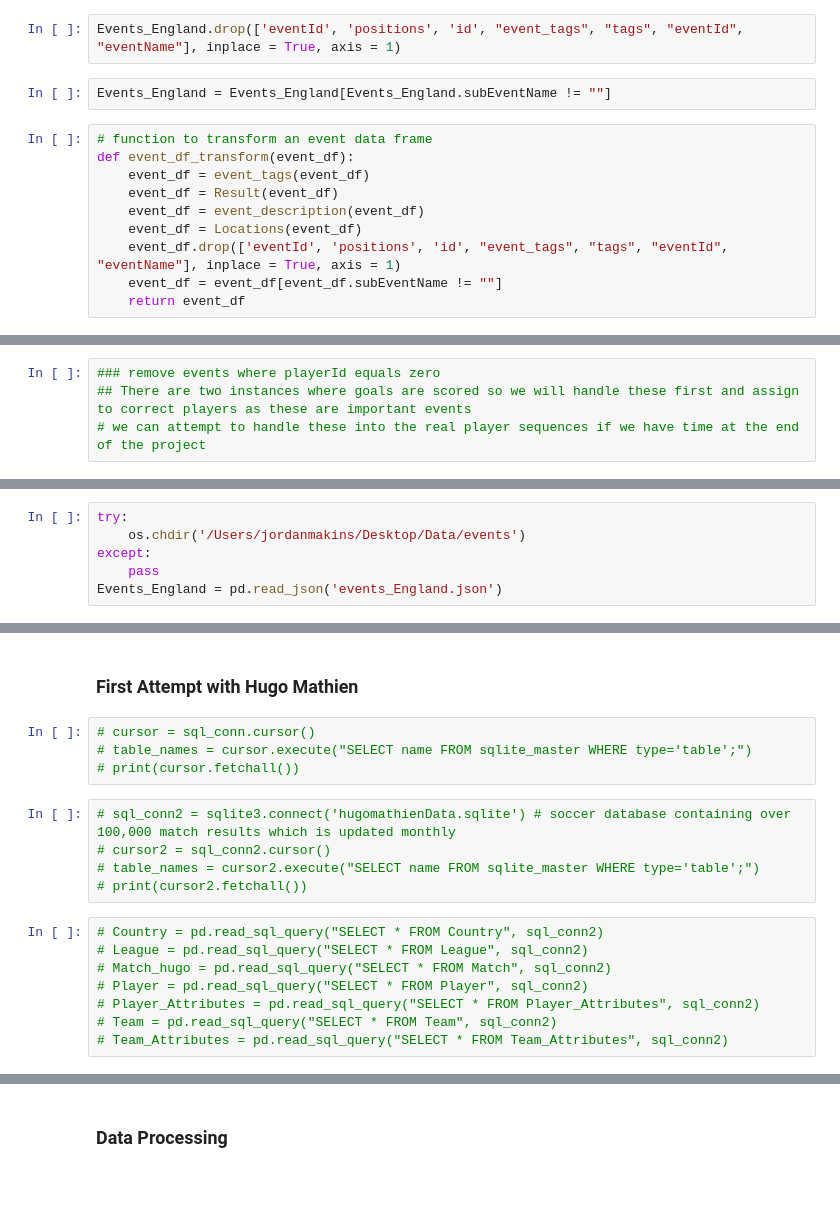
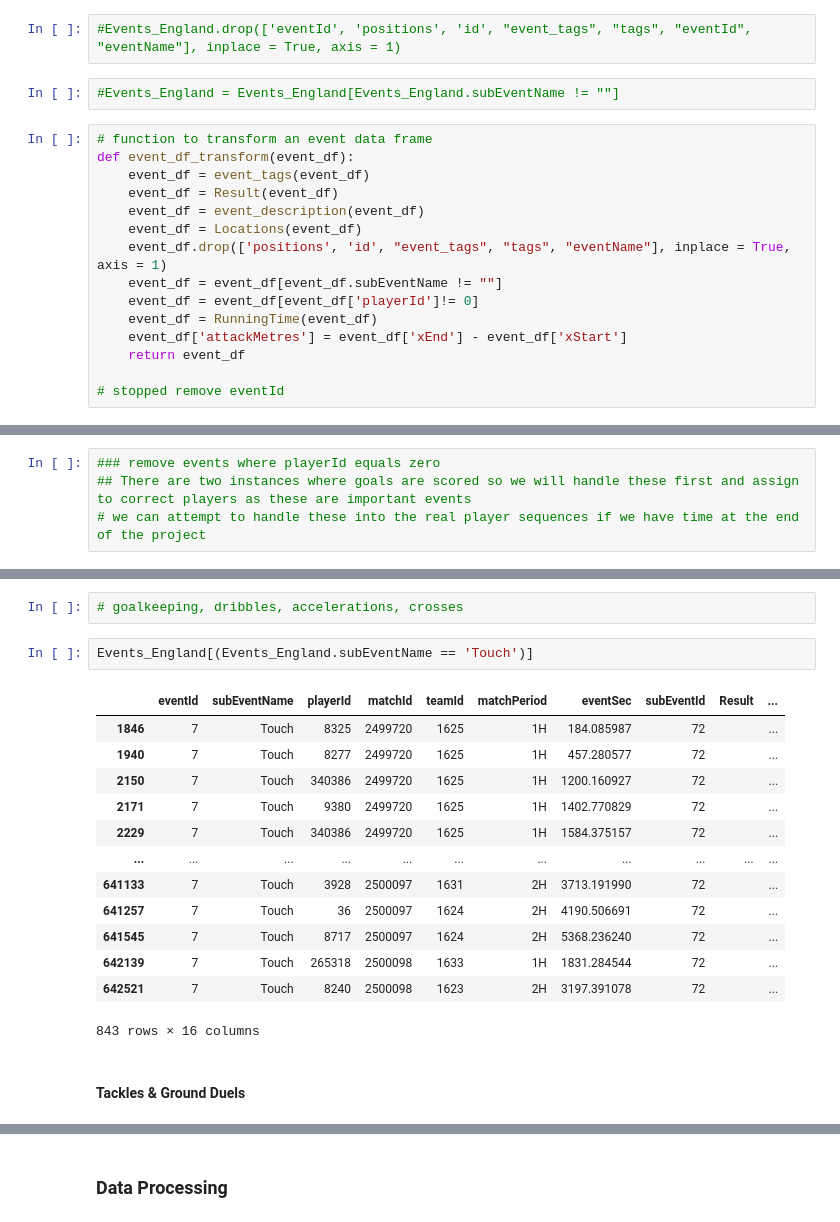
Before and after one commit to bjornmakins/soccer1, a Jupyter notebook: Data_Analysis.ipynb, the cells around one changed output, grey strips where cells are left out. Drawn from its saved outputs; the diff is of its cells as text; blank space fills up the shorter version.

```diff
--- a/Data_Analysis.ipynb
+++ b/Data_Analysis.ipynb
@@ -510,7 +518,7 @@ Events_England = Locations(Events_England)
 # %%
-Events_England.drop(['eventId', 'positions', 'id', "event_tags", "tags", "eventId", "eventName"], inplace = True, axis = 1)
+#Events_England.drop(['eventId', 'positions', 'id', "event_tags", "tags", "eventId", "eventName"], inplace = True, axis = 1)
 # %%
-Events_England = Events_England[Events_England.subEventName != ""]
+#Events_England = Events_England[Events_England.subEventName != ""]
 # %%
 # function to transform an event data frame
 def event_df_transform(event_df):
@@ -518,9 +526,14 @@ def event_df_transform(event_df):
     event_df = Result(event_df)
     event_df = event_description(event_df)
     event_df = Locations(event_df)
-    event_df.drop(['eventId', 'positions', 'id', "event_tags", "tags", "eventId", "eventName"], inplace = True, axis = 1)
+    event_df.drop(['positions', 'id', "event_tags", "tags", "eventName"], inplace = True, axis = 1)
     event_df = event_df[event_df.subEventName != ""]
+    event_df = event_df[event_df['playerId']!= 0]
+    event_df = RunningTime(event_df)
+    event_df['attackMetres'] = event_df['xEnd'] - event_df['xStart']
     return event_df
+
+# stopped remove eventId
 # %%
 # Transform event_dfs
 
@@ -813,6 +751,0 @@ trial
-# %%
-try:
-    os.chdir('/Users/jordanmakins/Desktop/Data/events')
-except:
-    pass
-Events_England = pd.read_json('events_England.json')
@@ -847,19 +752,20 @@ for idx in range(0, len(match_ids)):
-# %% [markdown]
-### First Attempt with Hugo Mathien
-# %%
-# cursor = sql_conn.cursor()
-# table_names = cursor.execute("SELECT name FROM sqlite_master WHERE type='table';")
-# print(cursor.fetchall())
-# %%
-# sql_conn2 = sqlite3.connect('hugomathienData.sqlite') # soccer database containing over 100,000 match results which is updated monthly
-# cursor2 = sql_conn2.cursor()
-# table_names = cursor2.execute("SELECT name FROM sqlite_master WHERE type='table';")
-# print(cursor2.fetchall())
-# %%
-# Country = pd.read_sql_query("SELECT * FROM Country", sql_conn2)
-# League = pd.read_sql_query("SELECT * FROM League", sql_conn2)
-# Match_hugo = pd.read_sql_query("SELECT * FROM Match", sql_conn2)
-# Player = pd.read_sql_query("SELECT * FROM Player", sql_conn2)
-# Player_Attributes = pd.read_sql_query("SELECT * FROM Player_Attributes", sql_conn2)
-# Team = pd.read_sql_query("SELECT * FROM Team", sql_conn2)
-# Team_Attributes = pd.read_sql_query("SELECT * FROM Team_Attributes", sql_conn2)
+# %%
+# goalkeeping, dribbles, accelerations, crosses
+# %%
+Events_England[(Events_England.subEventName == 'Touch')]
+# %% [output]
+|  | eventId | subEventName | playerId | matchId | teamId | matchPeriod | eventSec | subEventId | Result | ... |
+| 1846 | 7 | Touch | 8325 | 2499720 | 1625 | 1H | 184.085987 | 72 |  | ... |
+| 1940 | 7 | Touch | 8277 | 2499720 | 1625 | 1H | 457.280577 | 72 |  | ... |
+| 2150 | 7 | Touch | 340386 | 2499720 | 1625 | 1H | 1200.160927 | 72 |  | ... |
+| 2171 | 7 | Touch | 9380 | 2499720 | 1625 | 1H | 1402.770829 | 72 |  | ... |
+| 2229 | 7 | Touch | 340386 | 2499720 | 1625 | 1H | 1584.375157 | 72 |  | ... |
+| ... | ... | ... | ... | ... | ... | ... | ... | ... | ... | ... |
+| 641133 | 7 | Touch | 3928 | 2500097 | 1631 | 2H | 3713.191990 | 72 |  | ... |
+| 641257 | 7 | Touch | 36 | 2500097 | 1624 | 2H | 4190.506691 | 72 |  | ... |
+| 641545 | 7 | Touch | 8717 | 2500097 | 1624 | 2H | 5368.236240 | 72 |  | ... |
+| 642139 | 7 | Touch | 265318 | 2500098 | 1633 | 1H | 1831.284544 | 72 |  | ... |
+| 642521 | 7 | Touch | 8240 | 2500098 | 1623 | 2H | 3197.391078 | 72 |  | ... |
+843 rows × 16 columns
+# %% [markdown]
+#### Tackles & Ground Duels
```
Also changed, not shown: parts of 121 cells of this notebook.
